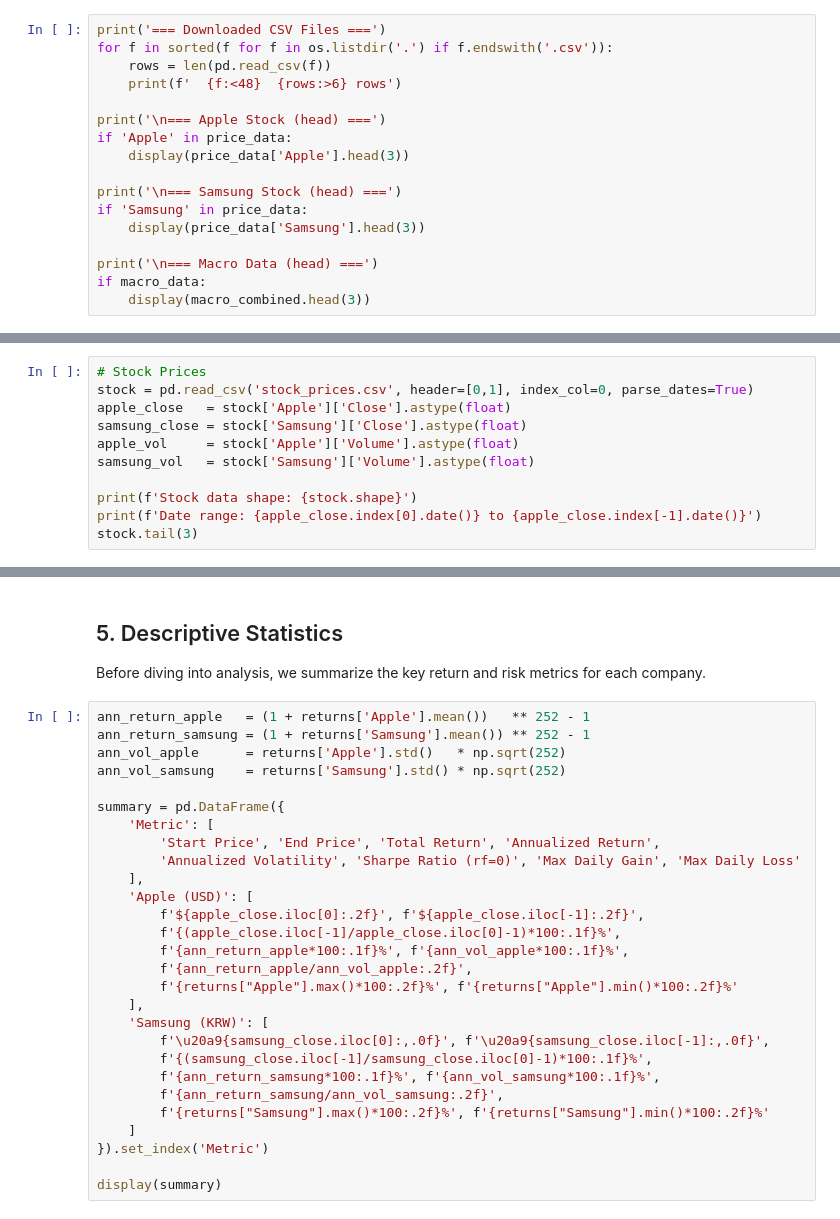
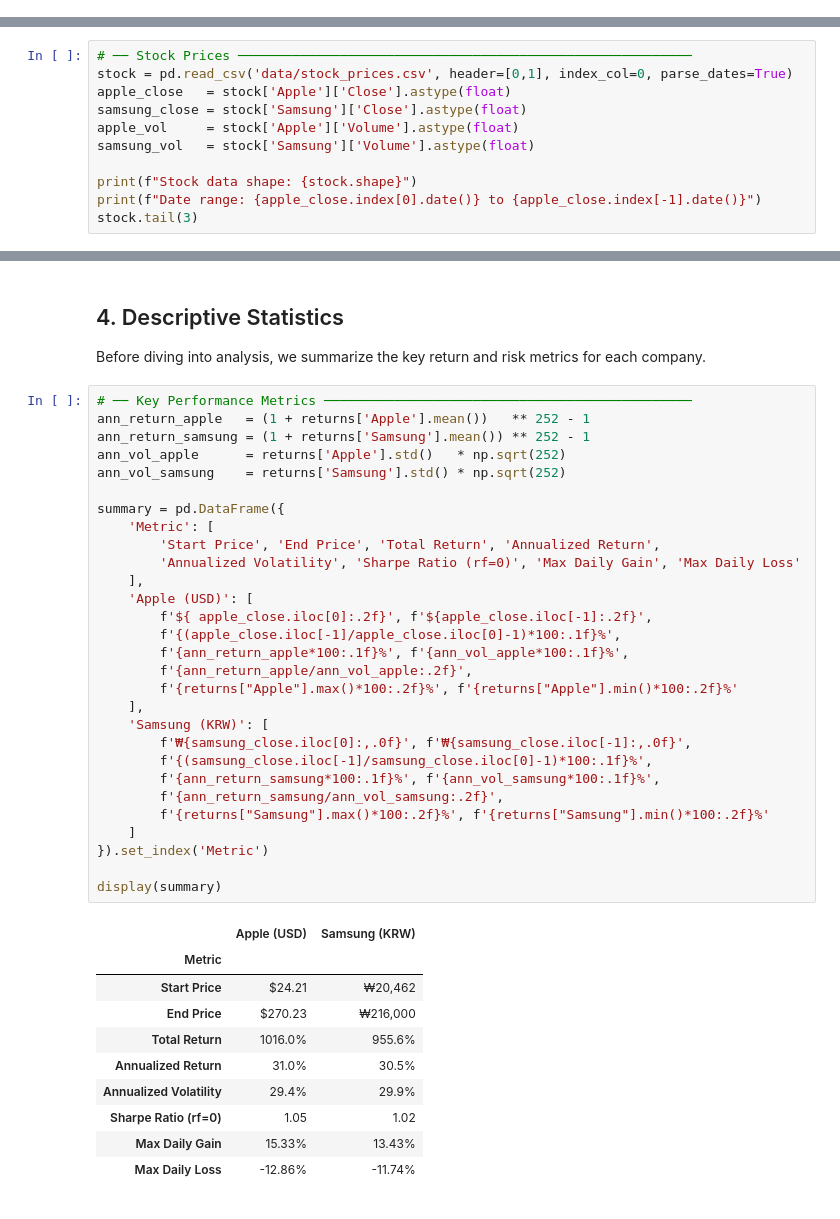
Before and after one commit to darrsshill/Apple-vs-samsung---competitive-Financial-Market-analysis, a Jupyter notebook: Apple_vs_Samsung_Analysis.ipynb, the cells around one changed output, grey strips where cells are left out. Saved outputs shown, nothing was run; the diff lists cells and outputs as text.

Commit message:
updated_analysis

```diff
--- a/Apple_vs_Samsung_Analysis.ipynb
+++ b/Apple_vs_Samsung_Analysis.ipynb
@@ -150,17 +63,0 @@ if macro_data:
-# %%
-print('=== Downloaded CSV Files ===')
-for f in sorted(f for f in os.listdir('.') if f.endswith('.csv')):
-    rows = len(pd.read_csv(f))
-    print(f'  {f:<48}  {rows:>6} rows')
-
-print('\n=== Apple Stock (head) ===')
-if 'Apple' in price_data:
-    display(price_data['Apple'].head(3))
-
-print('\n=== Samsung Stock (head) ===')
-if 'Samsung' in price_data:
-    display(price_data['Samsung'].head(3))
-
-print('\n=== Macro Data (head) ===')
-if macro_data:
-    display(macro_combined.head(3))
@@ -171,12 +68,12 @@ All CSV files were downloaded from Yahoo Finance (`yfinance`) and FRED (`pandas-
 # %%
-# Stock Prices
-stock = pd.read_csv('stock_prices.csv', header=[0,1], index_col=0, parse_dates=True)
+# ── Stock Prices ──────────────────────────────────────────────────────────
+stock = pd.read_csv('data/stock_prices.csv', header=[0,1], index_col=0, parse_dates=True)
 apple_close   = stock['Apple']['Close'].astype(float)
 samsung_close = stock['Samsung']['Close'].astype(float)
 apple_vol     = stock['Apple']['Volume'].astype(float)
 samsung_vol   = stock['Samsung']['Volume'].astype(float)
 
-print(f'Stock data shape: {stock.shape}')
-print(f'Date range: {apple_close.index[0].date()} to {apple_close.index[-1].date()}')
+print(f"Stock data shape: {stock.shape}")
+print(f"Date range: {apple_close.index[0].date()} to {apple_close.index[-1].date()}")
 stock.tail(3)
 # %%
@@ -290,32 +237,44 @@ df_reg.describe().round(4)
-# %% [markdown]
-## 5. Descriptive Statistics
-
-Before diving into analysis, we summarize the key return and risk metrics for each company.
+# %% [markdown]
+## 4. Descriptive Statistics
+
+Before diving into analysis, we summarize the key return and risk metrics for each company.
 # %%
+# ── Key Performance Metrics ───────────────────────────────────────────────
 ann_return_apple   = (1 + returns['Apple'].mean())   ** 252 - 1
 ann_return_samsung = (1 + returns['Samsung'].mean()) ** 252 - 1
 ann_vol_apple      = returns['Apple'].std()   * np.sqrt(252)
 ann_vol_samsung    = returns['Samsung'].std() * np.sqrt(252)
 
 summary = pd.DataFrame({
     'Metric': [
         'Start Price', 'End Price', 'Total Return', 'Annualized Return',
         'Annualized Volatility', 'Sharpe Ratio (rf=0)', 'Max Daily Gain', 'Max Daily Loss'
     ],
     'Apple (USD)': [
-        f'${apple_close.iloc[0]:.2f}', f'${apple_close.iloc[-1]:.2f}',
+        f'${ apple_close.iloc[0]:.2f}', f'${apple_close.iloc[-1]:.2f}',
         f'{(apple_close.iloc[-1]/apple_close.iloc[0]-1)*100:.1f}%',
         f'{ann_return_apple*100:.1f}%', f'{ann_vol_apple*100:.1f}%',
         f'{ann_return_apple/ann_vol_apple:.2f}',
         f'{returns["Apple"].max()*100:.2f}%', f'{returns["Apple"].min()*100:.2f}%'
     ],
     'Samsung (KRW)': [
-        f'\u20a9{samsung_close.iloc[0]:,.0f}', f'\u20a9{samsung_close.iloc[-1]:,.0f}',
+        f'₩{samsung_close.iloc[0]:,.0f}', f'₩{samsung_close.iloc[-1]:,.0f}',
         f'{(samsung_close.iloc[-1]/samsung_close.iloc[0]-1)*100:.1f}%',
         f'{ann_return_samsung*100:.1f}%', f'{ann_vol_samsung*100:.1f}%',
         f'{ann_return_samsung/ann_vol_samsung:.2f}',
         f'{returns["Samsung"].max()*100:.2f}%', f'{returns["Samsung"].min()*100:.2f}%'
     ]
 }).set_index('Metric')
 
 display(summary)
+# %% [output]
+|  | Apple (USD) | Samsung (KRW) |
+| Metric |  |  |
+| Start Price | $24.21 | ₩20,462 |
+| End Price | $270.23 | ₩216,000 |
+| Total Return | 1016.0% | 955.6% |
+| Annualized Return | 31.0% | 30.5% |
+| Annualized Volatility | 29.4% | 29.9% |
+| Sharpe Ratio (rf=0) | 1.05 | 1.02 |
+| Max Daily Gain | 15.33% | 13.43% |
+| Max Daily Loss | -12.86% | -11.74% |
```
Also changed, not shown: parts of 53 cells of this notebook, 1 other file.
